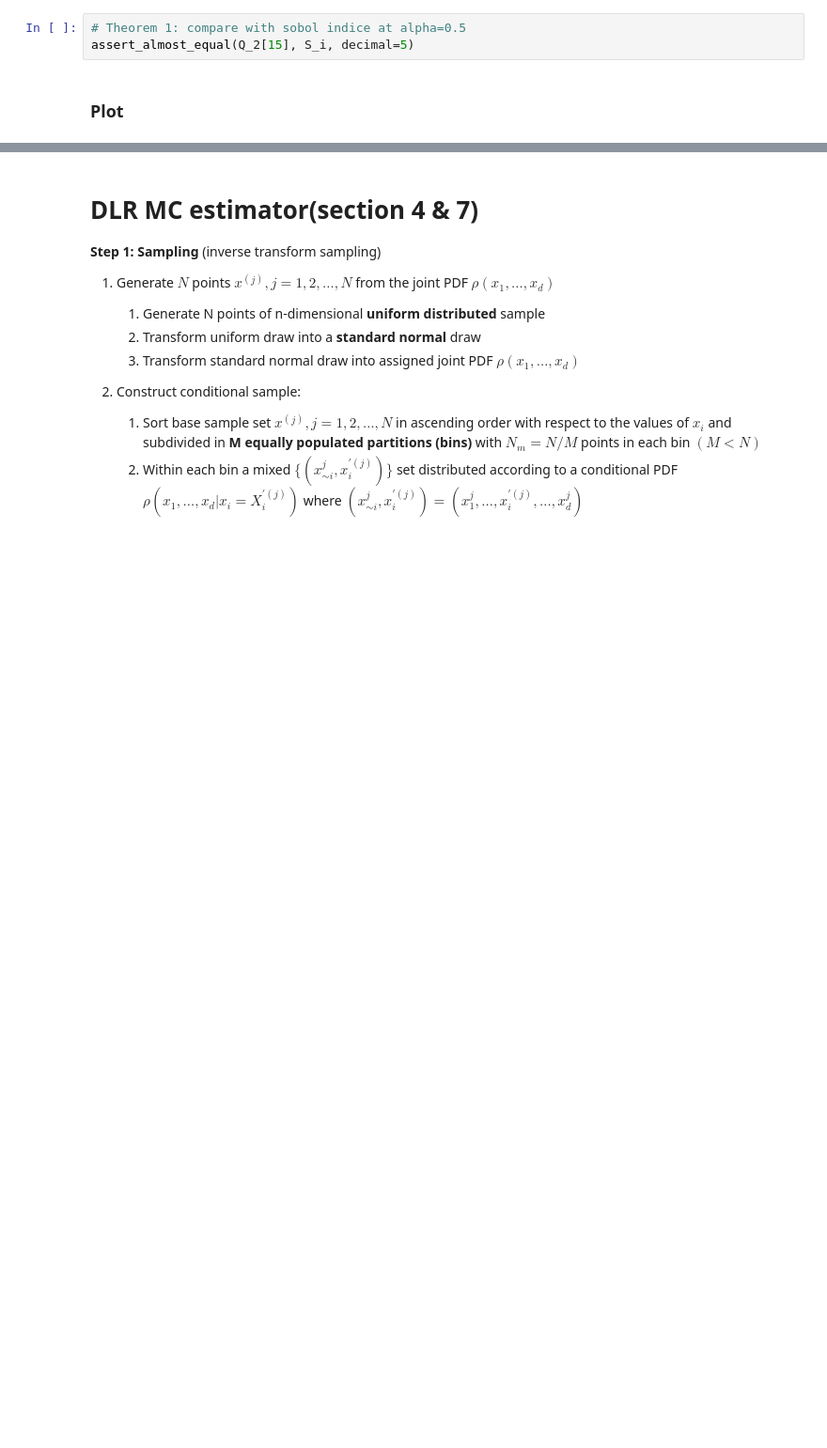
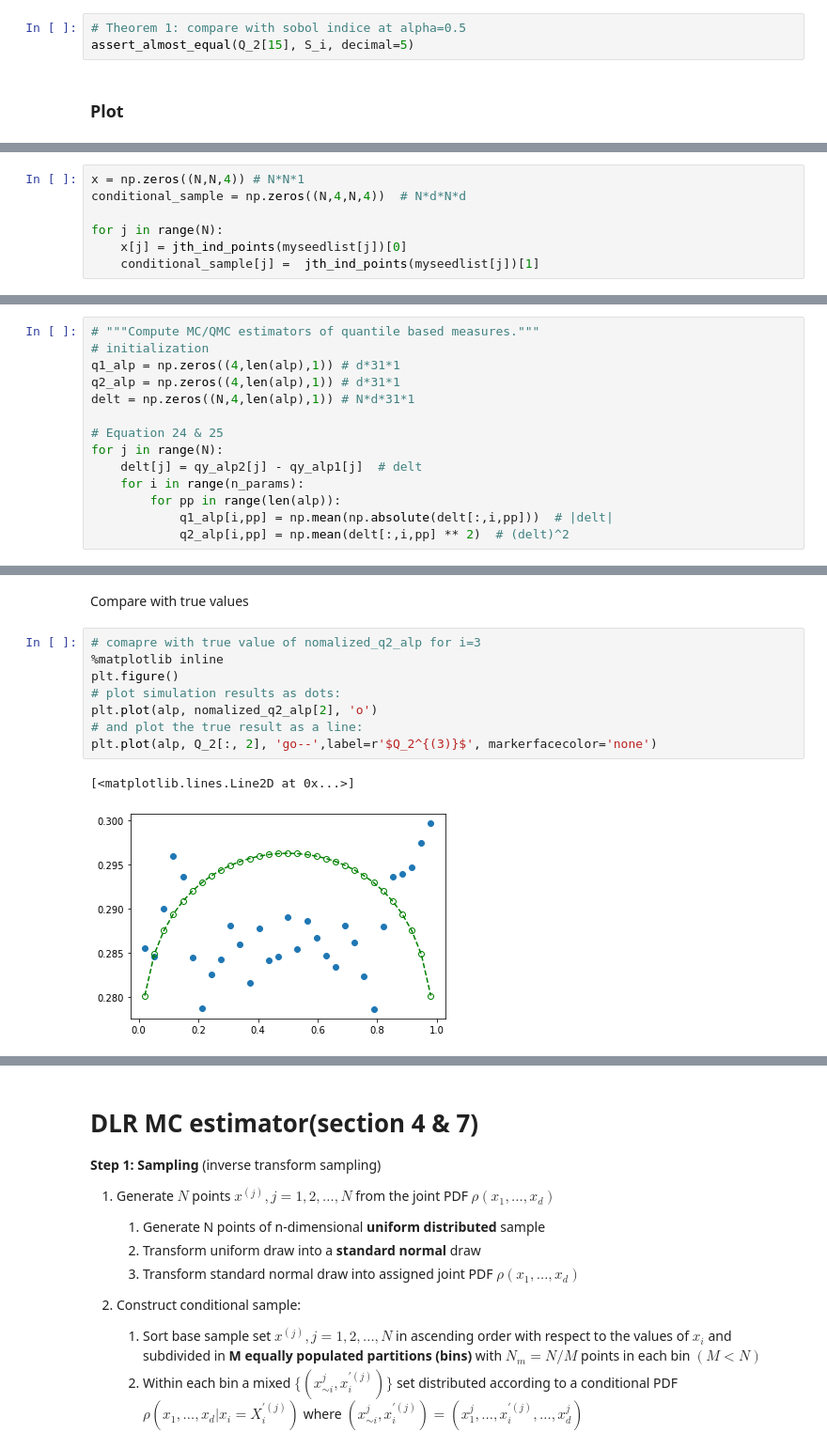
Before and after one commit to Yuleii/quantile-sensitivity-measures, a Jupyter notebook: quantile_based_global_sensitivity_measures.ipynb, the cells around one changed output, grey strips where cells are left out. Shown at 94% size. Drawn from its saved outputs; the diff is of its cells as text; blank space fills up the shorter version.

```diff
--- a/quantile_based_global_sensitivity_measures.ipynb
+++ b/quantile_based_global_sensitivity_measures.ipynb
@@ -211,0 +257,7 @@ Text(0, 0.5, 'Measures')
+# %%
+x = np.zeros((N,N,4)) # N*N*1
+conditional_sample = np.zeros((N,4,N,4))  # N*d*N*d
+
+for j in range(N):
+    x[j] = jth_ind_points(myseedlist[j])[0]
+    conditional_sample[j] =  jth_ind_points(myseedlist[j])[1]
@@ -211,0 +297,14 @@ Text(0, 0.5, 'Measures')
+# %%
+# """Compute MC/QMC estimators of quantile based measures."""
+# initialization
+q1_alp = np.zeros((4,len(alp),1)) # d*31*1
+q2_alp = np.zeros((4,len(alp),1)) # d*31*1
+delt = np.zeros((N,4,len(alp),1)) # N*d*31*1
+
+# Equation 24 & 25
+for j in range(N):
+    delt[j] = qy_alp2[j] - qy_alp1[j]  # delt
+    for i in range(n_params):
+        for pp in range(len(alp)):
+            q1_alp[i,pp] = np.mean(np.absolute(delt[:,i,pp]))  # |delt|
+            q2_alp[i,pp] = np.mean(delt[:,i,pp] ** 2)  # (delt)^2
@@ -211,0 +325,13 @@ Text(0, 0.5, 'Measures')
+# %% [markdown]
+Compare with true values
+# %%
+# comapre with true value of nomalized_q2_alp for i=3
+%matplotlib inline
+plt.figure()
+# plot simulation results as dots:
+plt.plot(alp, nomalized_q2_alp[2], 'o')
+# and plot the true result as a line:
+plt.plot(alp, Q_2[:, 2], 'go--',label=r'$Q_2^{(3)}$', markerfacecolor='none')
+# %% [output]
+[<matplotlib.lines.Line2D at 0x...>]
+[figure, added]
```
Also changed, not shown: parts of 23 cells of this notebook.
